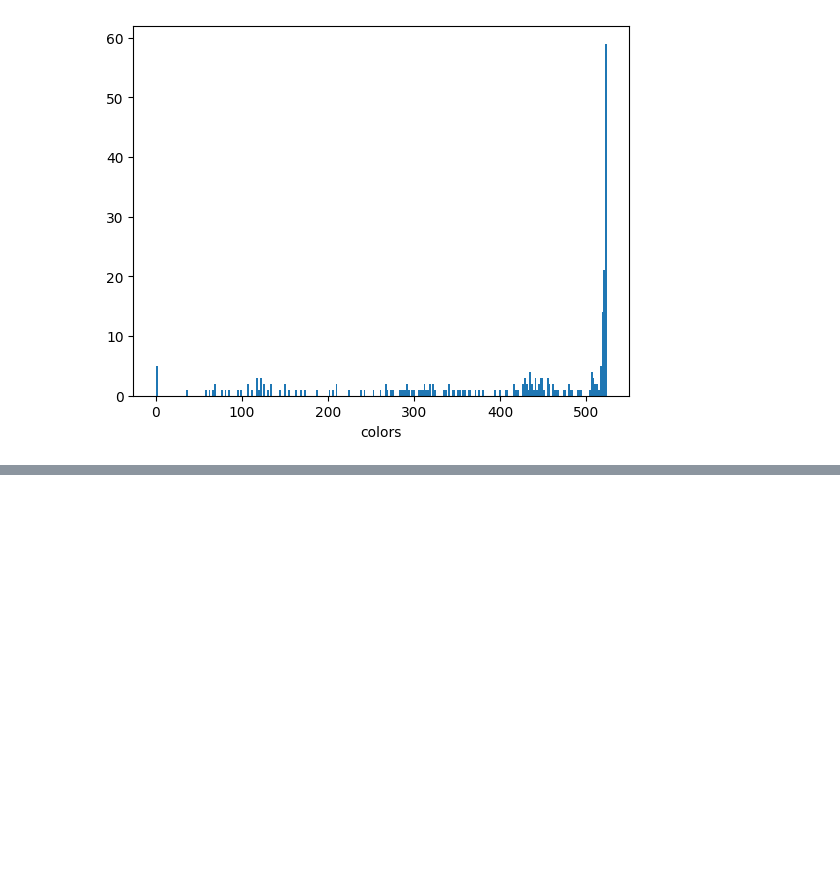
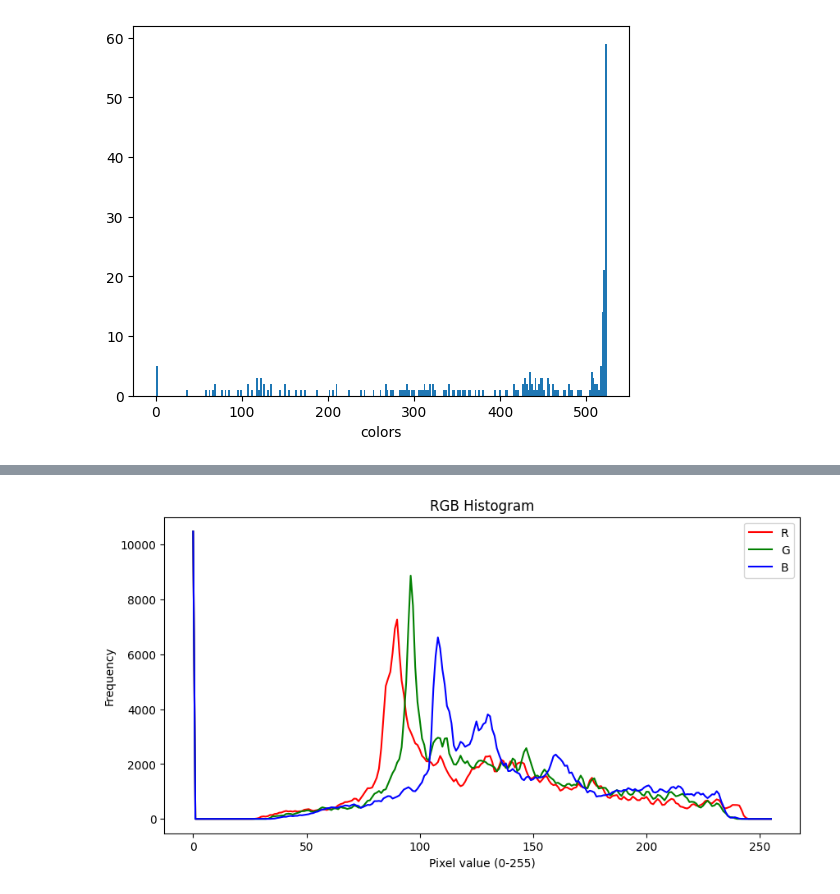
Before and after one commit to francodesource/GPUComputing, a Jupyter notebook: lab3/CUDA_lab3_TODO.ipynb, the cells around one changed output, grey strips where cells are left out. Drawn from its saved outputs; the diff is of its cells as text; code cells hidden in the pictures; blank space fills up the shorter version.

```diff
--- a/lab3/CUDA_lab3_TODO.ipynb
+++ b/lab3/CUDA_lab3_TODO.ipynb
@@ -287,7 +287,7 @@ sequential histogram building time:  0.0130093098 ms
 
 @cuda.jit
 def histGPU(image, histogram):
-    H, W = image.shape
+    H, W, _ = image.shape
 
     y, x = cuda.grid(2)
     # boundary check
@@ -301,16 +301,31 @@ def histGPU(image, histogram):
     cuda.atomic.add(histogram, (0, R), 1)
     cuda.atomic.add(histogram, (1, G), 1)
     cuda.atomic.add(histogram, (2, B), 1)
+# %%
+def plot_histogram(hist):
+    plt.figure(figsize=(10,5))
+    plt.plot(hist[0], color='r', label='R')
+    plt.plot(hist[1], color='g', label='G')
+    plt.plot(hist[2], color='b', label='B')
+    plt.xlabel('Pixel value (0-255)')
+    plt.ylabel('Frequency')
+    plt.title('RGB Histogram')
+    plt.legend()
+    plt.show()
 # %%
-h_hist = np.zeros((3 , 256), dtype=np.int32)
-d_hist = cuda.device_array_like(h_hist)
+def create_hist(image_path):
+    img = Image.open(image_path)
+    img_mat = np.array(img).astype(np.uint8)
 
-block_size = 32
-blocks = (block_size, block_size)
-grid = ((W + block_size - 1)// block_size,(H + block_size - 1) // block_size)
+    H, W, C = img_mat.shape
+    h_hist = np.zeros((3 , 256), dtype=np.int64)
+    d_hist = cuda.to_device(h_hist)
 
-histGPU[grid, blocks](img_mat, d_hist)
-cuda.synchronize()
-h_hist = d_hist.copy_to_device()
-plt.hist(h_hist)
-plt.show()
+    block_size = 32
+    blocks = (block_size, block_size)
+    grid = ((W + block_size - 1)// block_size, (H + block_size - 1) // block_size)
+
+    histGPU[grid, blocks](img_mat, d_hist)
+    cuda.synchronize()
+    h_hist = d_hist.copy_to_host()
+    return h_hist
@@ -321,0 +345,6 @@ During: typing of exhaust iter at /tmp/ipython-input-2809615236.py (5)
+# %%
+# Dog RGB histogram
+hist = create_hist('/content/images/dog.bmp')
+plot_histogram(hist)
+# %% [output]
+[figure, added]
```
Also changed, not shown: parts of 3 cells of this notebook.
